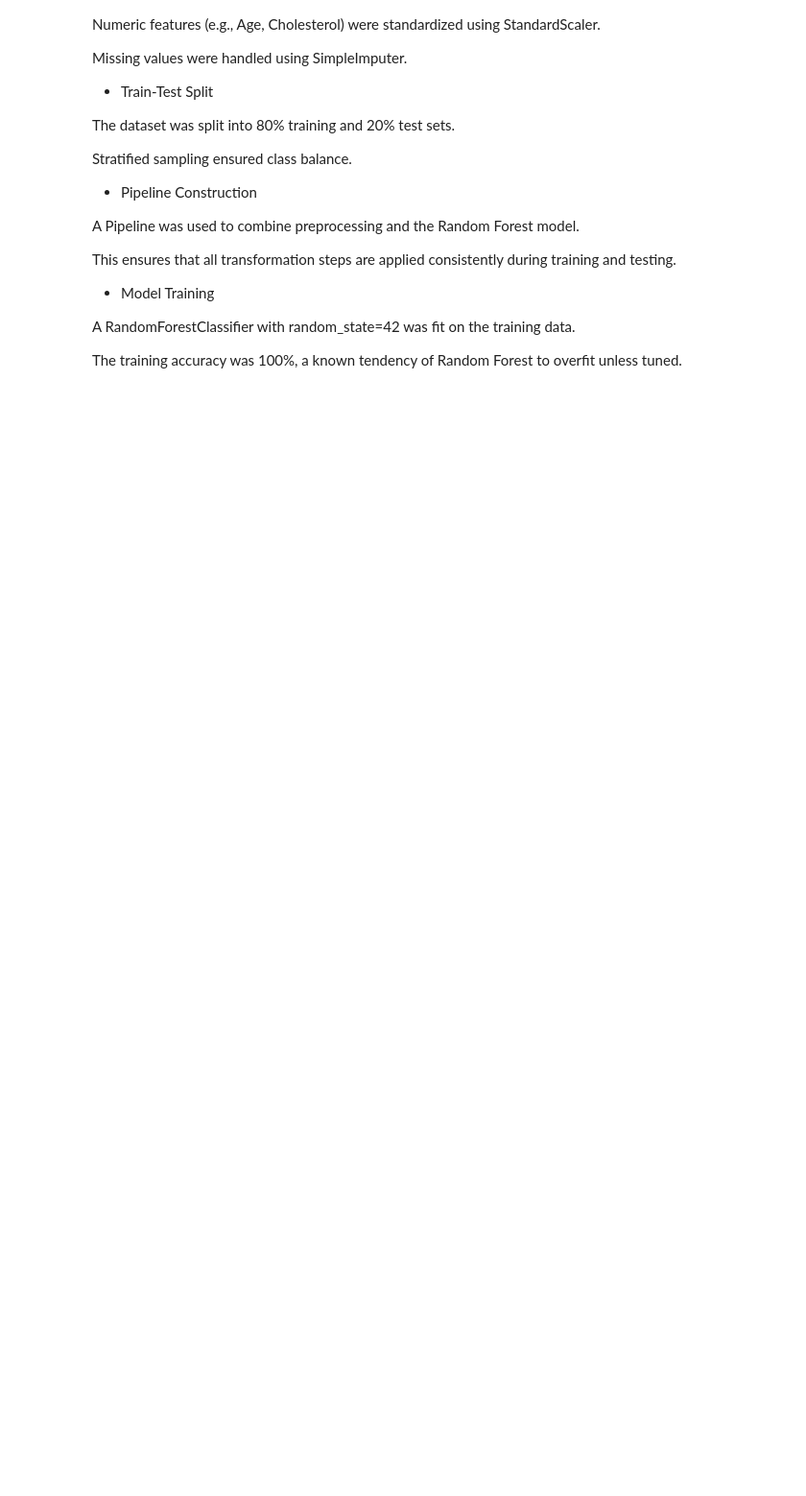
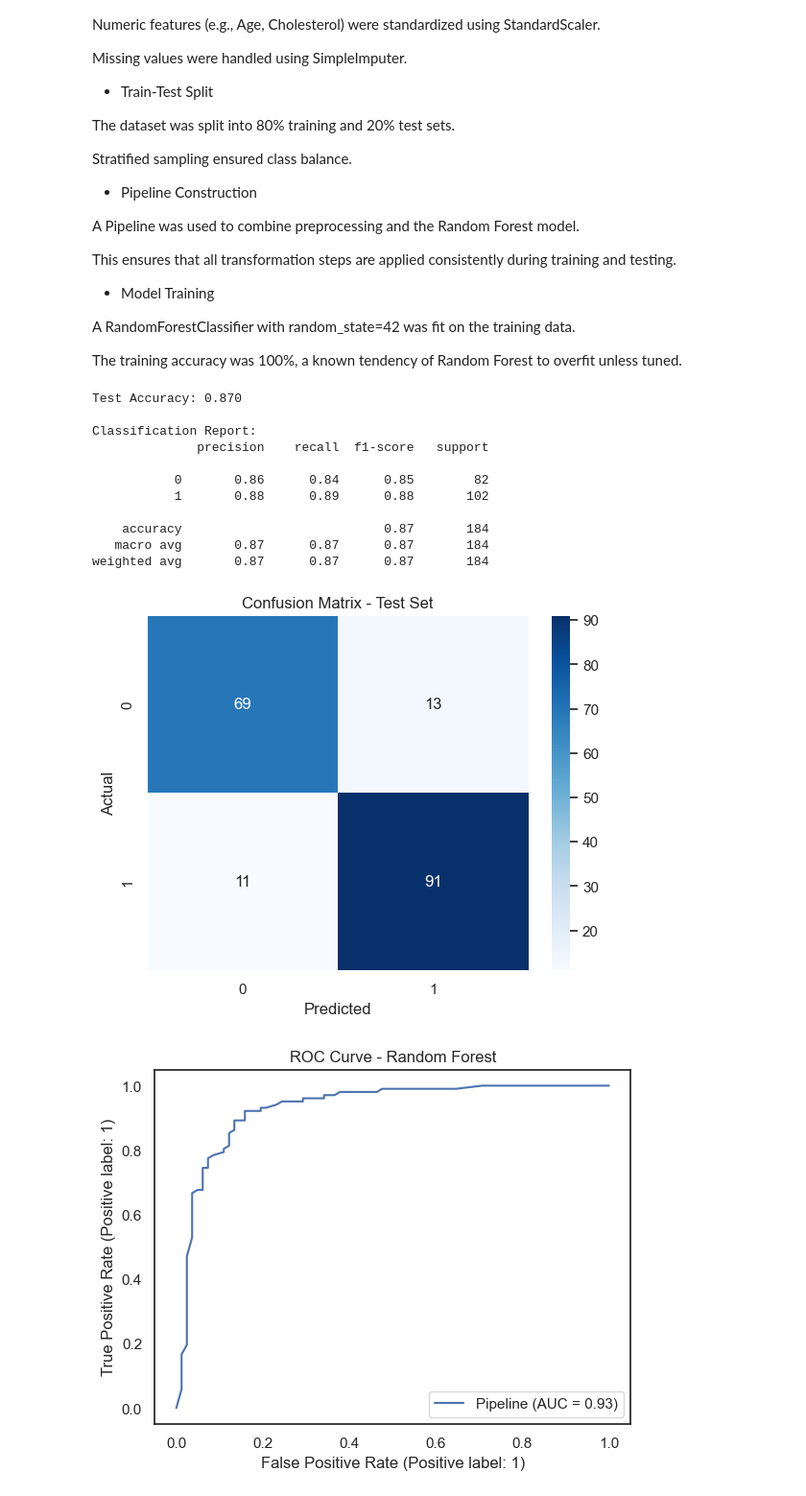
Before and after one commit to anupgp/Heart-Failure-Prediction, a Jupyter notebook: Hearth-Disease_RandomForest.ipynb, the cells around one changed output. Shown at 96% size. Cells and saved outputs as stored; diff of their text form; code cells hidden in the pictures; blank space fills up the shorter version.

Commit message:
Update Random Forest

```diff
--- a/Hearth-Disease_RandomForest.ipynb
+++ b/Hearth-Disease_RandomForest.ipynb
@@ -378,6 +380,44 @@ This ensures that all transformation steps are applied consistently during train
 A RandomForestClassifier with random_state=42 was fit on the training data.
 
 The training accuracy was 100%, a known tendency of Random Forest to overfit unless tuned.
+# %%
+from sklearn.metrics import classification_report, confusion_matrix, RocCurveDisplay
+
+# Predict on test set
+y_pred = rf_pipeline.predict(X_test)
+
+# Accuracy and classification report
+test_accuracy = rf_pipeline.score(X_test, y_test)
+print(f"Test Accuracy: {test_accuracy:.3f}")
+print("\nClassification Report:")
+print(classification_report(y_test, y_pred))
+
+# Confusion Matrix
+conf_matrix = confusion_matrix(y_test, y_pred)
+sns.heatmap(conf_matrix, annot=True, fmt='d', cmap='Blues')
+plt.title("Confusion Matrix - Test Set")
+plt.xlabel("Predicted")
+plt.ylabel("Actual")
+plt.show()
+
+# ROC Curve
+RocCurveDisplay.from_estimator(rf_pipeline, X_test, y_test)
+plt.title("ROC Curve - Random Forest")
+plt.show()
+# %% [output]
+Test Accuracy: 0.870
+
+Classification Report:
+              precision    recall  f1-score   support
+
+           0       0.86      0.84      0.85        82
+           1       0.88      0.89      0.88       102
+
+    accuracy                           0.87       184
+   macro avg       0.87      0.87      0.87       184
+weighted avg       0.87      0.87      0.87       184
+[figure, added]
+[figure, added]
 # %%
 # Model Performance
 
```
Also changed, not shown: parts of 2 cells of this notebook.
